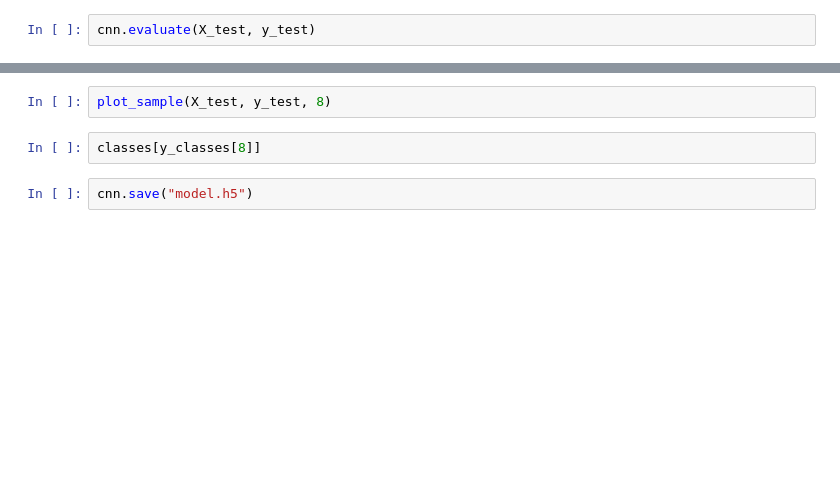
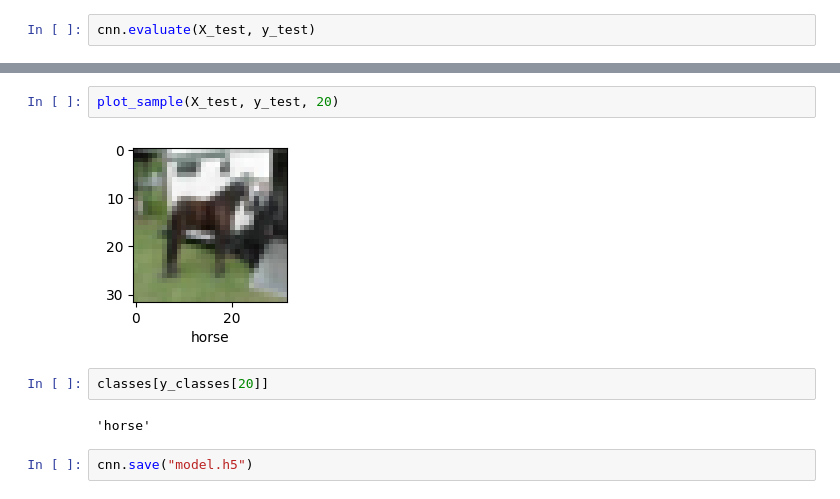
Before and after one commit to MPaul789/Image-Classifier-CNN, a Jupyter notebook: Image_Classifier_CNN.ipynb, the cells around one changed output, grey strips where cells are left out. Cells and saved outputs as stored; diff of their text form; blank space fills up the shorter version.

```diff
--- a/Image_Classifier_CNN.ipynb
+++ b/Image_Classifier_CNN.ipynb
@@ -92,6 +188,10 @@ y_test[:5]
 # %%
-plot_sample(X_test, y_test, 8)
+plot_sample(X_test, y_test, 20)
+# %% [output]
+[figure, added]
 # %%
-classes[y_classes[8]]
+classes[y_classes[20]]
+# %% [output]
+'horse'
 # %%
 cnn.save("model.h5")
```
Also changed, not shown: parts of 14 cells of this notebook.
